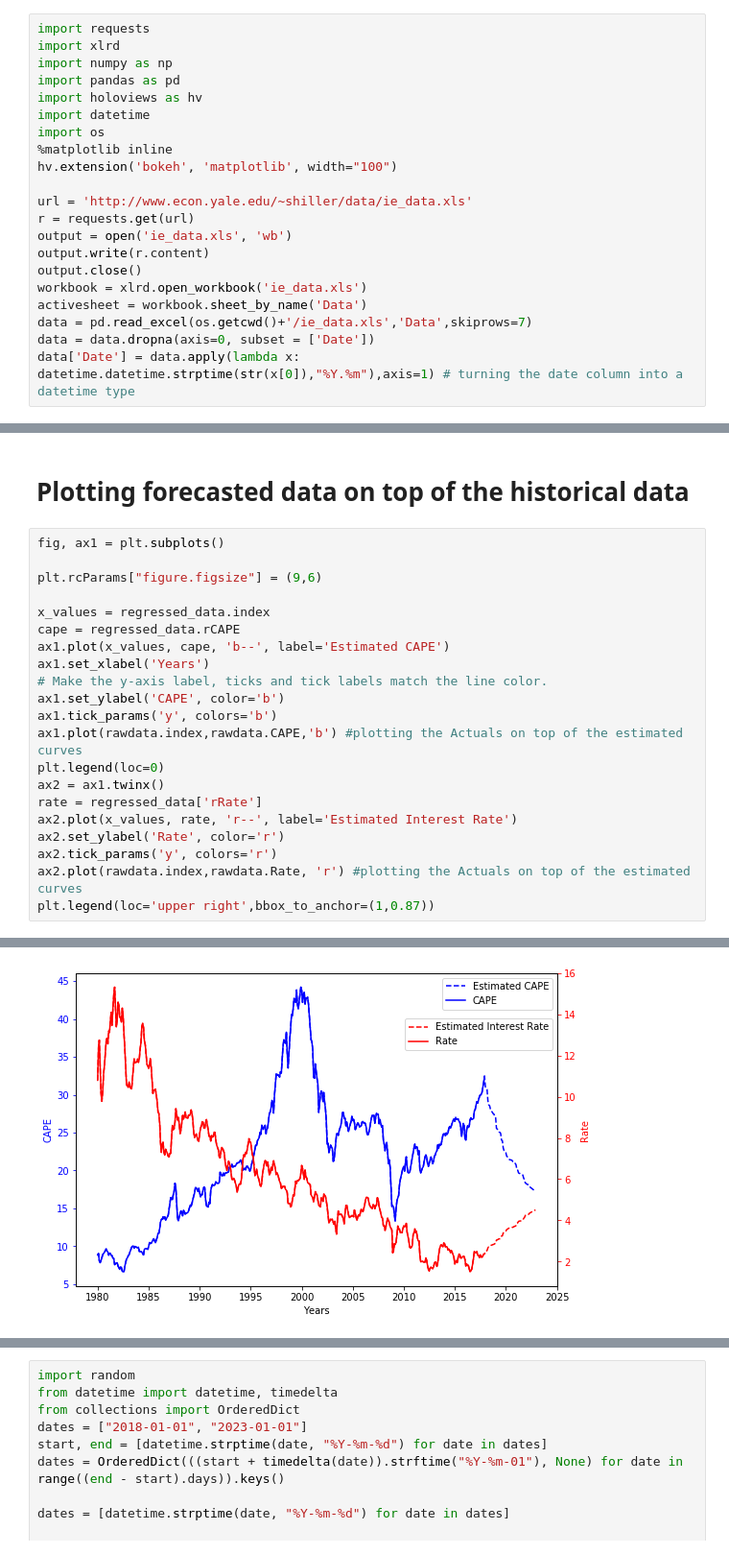
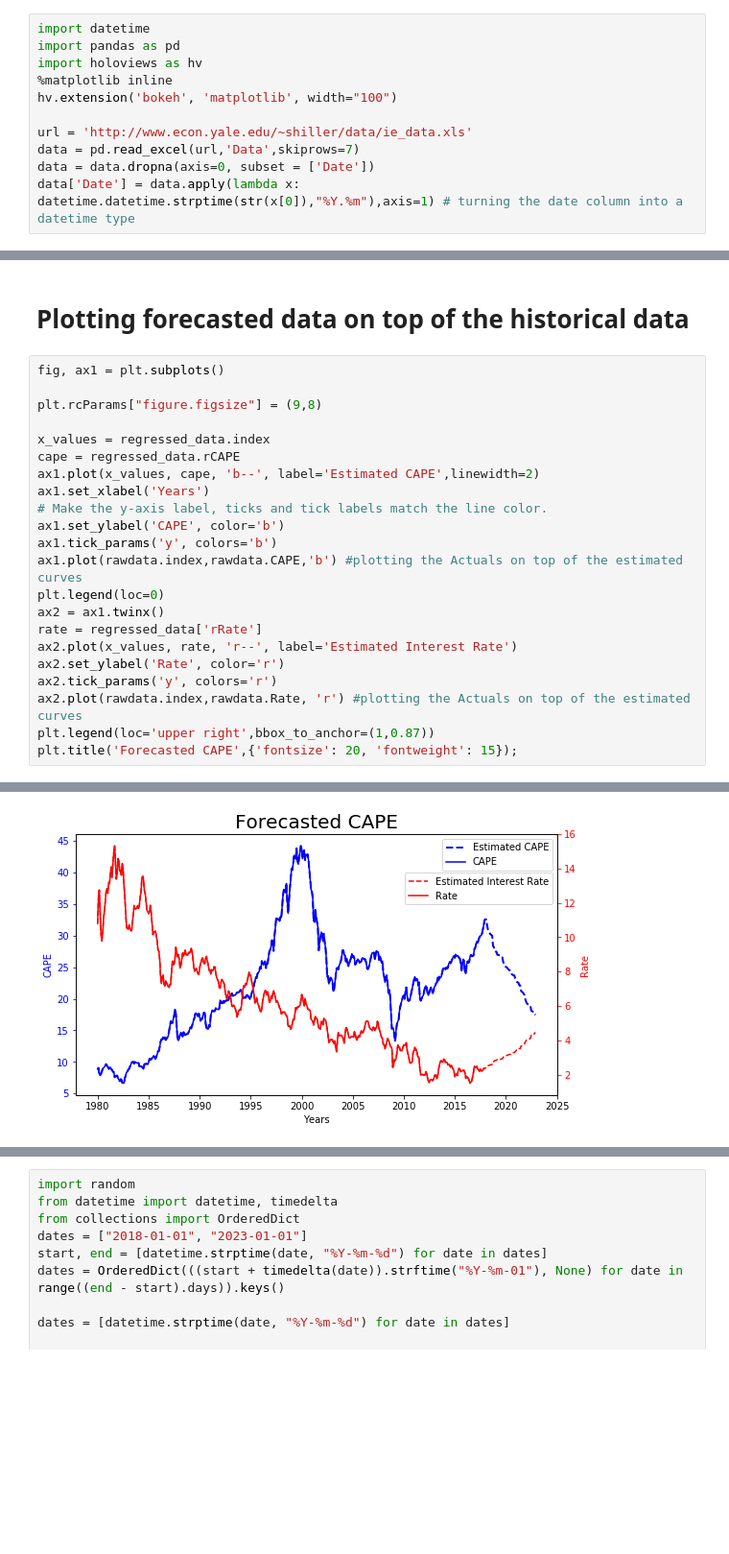
Before and after one commit to aghazaly/CAPE_Analysis, a Jupyter notebook: CAPE_Analysis.ipynb, the cells around one changed output, grey strips where cells are left out. Shown at 96% size. Cells and saved outputs as stored; diff of their text form; blank space fills up the shorter version.

```diff
--- a/CAPE_Analysis.ipynb
+++ b/CAPE_Analysis.ipynb
@@ -11,24 +11,14 @@ the yield on 10-year US treasury.
 
 """
 # %%
-import requests
-import xlrd
-import numpy as np
+import datetime
 import pandas as pd
 import holoviews as hv
-import datetime
-import os
 %matplotlib inline
 hv.extension('bokeh', 'matplotlib', width="100")
 
 url = 'http://www.econ.yale.edu/~shiller/data/ie_data.xls'
-r = requests.get(url)
-output = open('ie_data.xls', 'wb')
-output.write(r.content)
-output.close()
-workbook = xlrd.open_workbook('ie_data.xls')
-activesheet = workbook.sheet_by_name('Data')
-data = pd.read_excel(os.getcwd()+'/ie_data.xls','Data',skiprows=7)
+data = pd.read_excel(url,'Data',skiprows=7)
 data = data.dropna(axis=0, subset = ['Date'])
 data['Date'] = data.apply(lambda x: datetime.datetime.strptime(str(x[0]),"%Y.%m"),axis=1) # turning the date column into a datetime type
 # %% [output]
@@ -215,11 +203,11 @@ rawdata = rawdata.loc[~rawdata.index.duplicated(keep='first')]
 # %%
 fig, ax1 = plt.subplots()
 
-plt.rcParams["figure.figsize"] = (9,6)
+plt.rcParams["figure.figsize"] = (9,8)
 
 x_values = regressed_data.index
 cape = regressed_data.rCAPE
-ax1.plot(x_values, cape, 'b--', label='Estimated CAPE')
+ax1.plot(x_values, cape, 'b--', label='Estimated CAPE',linewidth=2)
 ax1.set_xlabel('Years')
 # Make the y-axis label, ticks and tick labels match the line color.
 ax1.set_ylabel('CAPE', color='b')
@@ -233,4 +221,5 @@ ax2.set_ylabel('Rate', color='r')
 ax2.tick_params('y', colors='r')
 ax2.plot(rawdata.index,rawdata.Rate, 'r') #plotting the Actuals on top of the estimated curves
 plt.legend(loc='upper right',bbox_to_anchor=(1,0.87))
+plt.title('Forecasted CAPE',{'fontsize': 20, 'fontweight': 15});
 # %% [output]
@@ -238 +226 @@ plt.legend(loc='upper right',bbox_to_anchor=(1,0.87))
-[figure, old version]
+[figure, new version]
```
Also changed, not shown: parts of 23 cells of this notebook.
